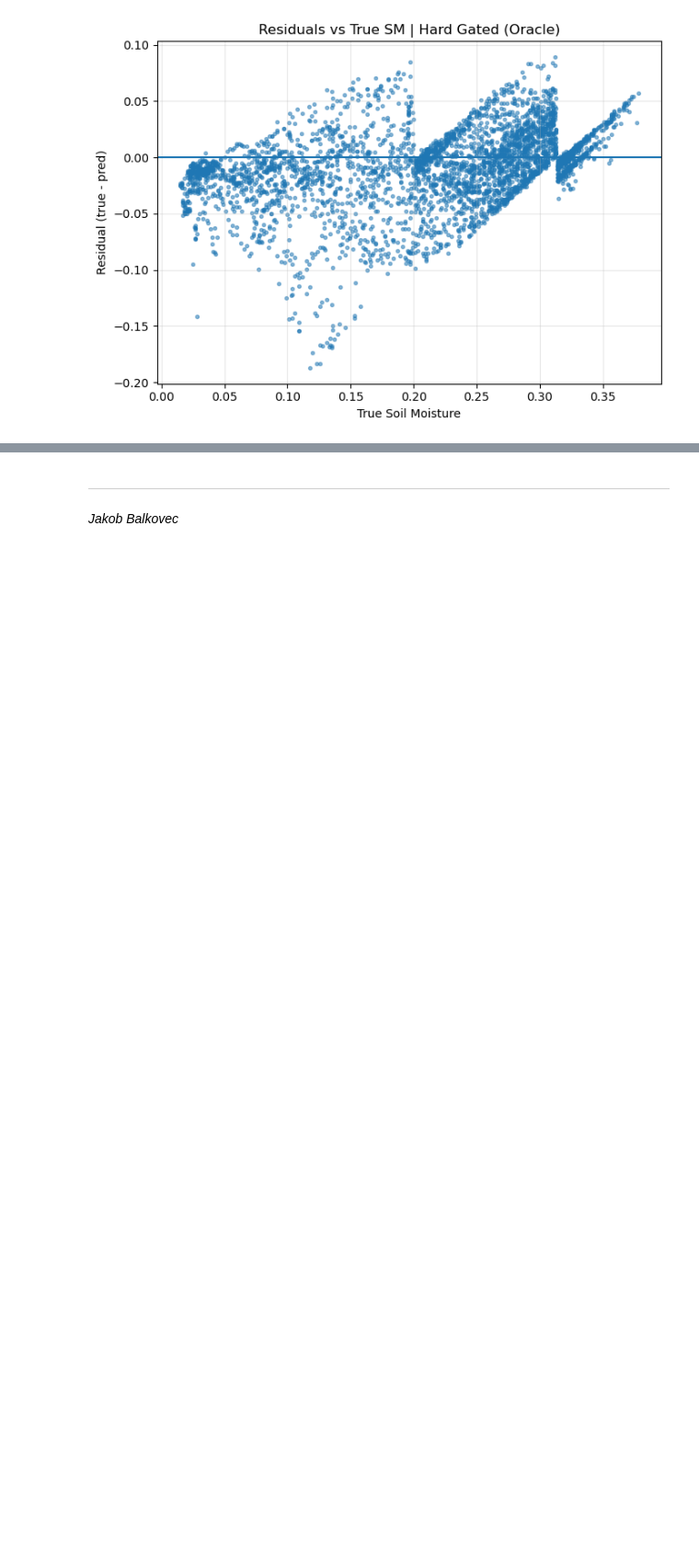
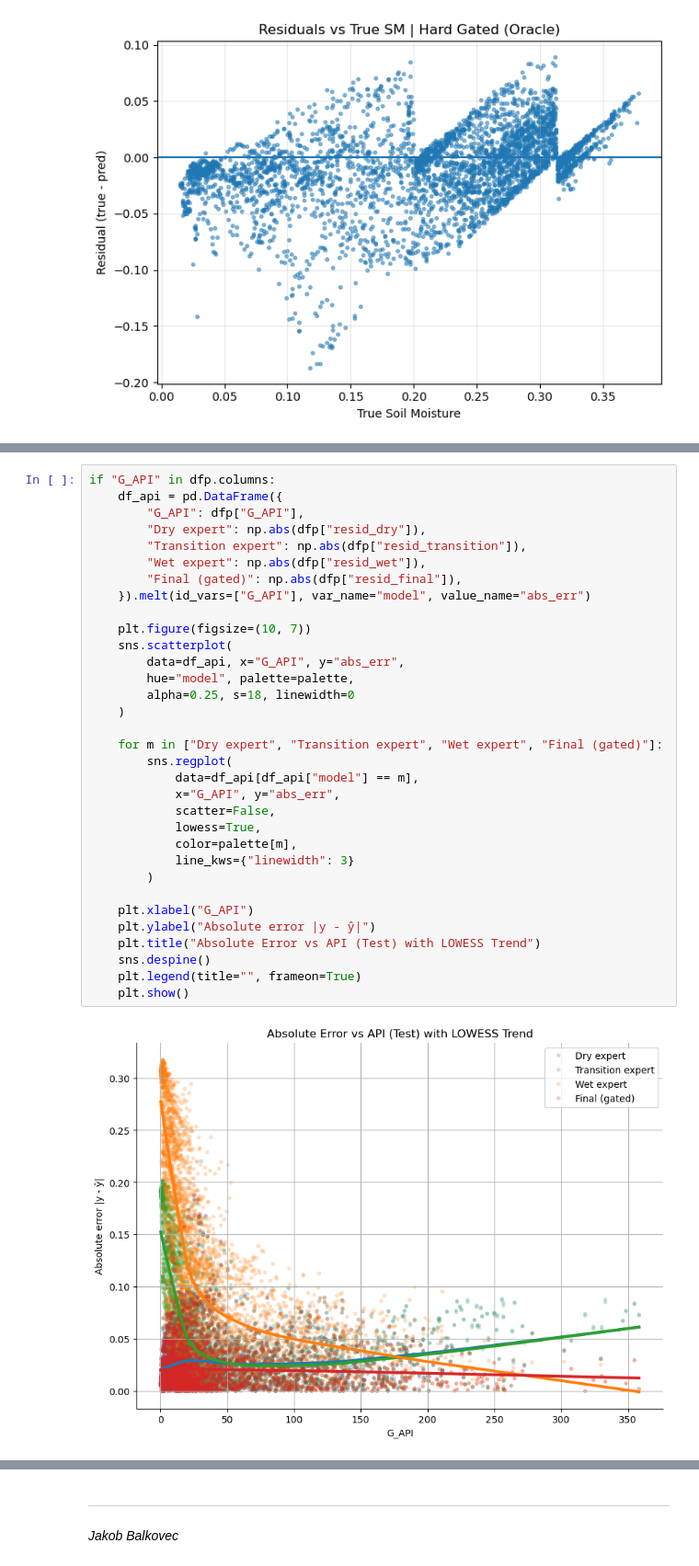
Before and after one commit to KerryCheon/MDR-Project, a Jupyter notebook: Models/Temporal/v20/v20.3/MDR-v20.3.ipynb, the cells around one changed output, grey strips where cells are left out. Shown at 92% size. Cells and saved outputs as stored; diff of their text form; blank space fills up the shorter version.

```diff
--- a/Models/Temporal/v20/v20.3/MDR-v20.3.ipynb
+++ b/Models/Temporal/v20/v20.3/MDR-v20.3.ipynb
@@ -985,0 +1086,35 @@ The data generating process is regime-dependent, but regime is not linearly sepa
+# %%
+if "G_API" in dfp.columns:
+    df_api = pd.DataFrame({
+        "G_API": dfp["G_API"],
+        "Dry expert": np.abs(dfp["resid_dry"]),
+        "Transition expert": np.abs(dfp["resid_transition"]),
+        "Wet expert": np.abs(dfp["resid_wet"]),
+        "Final (gated)": np.abs(dfp["resid_final"]),
+    }).melt(id_vars=["G_API"], var_name="model", value_name="abs_err")
+
+    plt.figure(figsize=(10, 7))
+    sns.scatterplot(
+        data=df_api, x="G_API", y="abs_err",
+        hue="model", palette=palette,
+        alpha=0.25, s=18, linewidth=0
+    )
+
+    for m in ["Dry expert", "Transition expert", "Wet expert", "Final (gated)"]:
+        sns.regplot(
+            data=df_api[df_api["model"] == m],
+            x="G_API", y="abs_err",
+            scatter=False,
+            lowess=True,
+            color=palette[m],
+            line_kws={"linewidth": 3}
+        )
+
+    plt.xlabel("G_API")
+    plt.ylabel("Absolute error |y - ŷ|")
+    plt.title("Absolute Error vs API (Test) with LOWESS Trend")
+    sns.despine()
+    plt.legend(title="", frameon=True)
+    plt.show()
+# %% [output]
+[figure, added]
```
Also changed, not shown: parts of 16 cells of this notebook, 5 other files.
